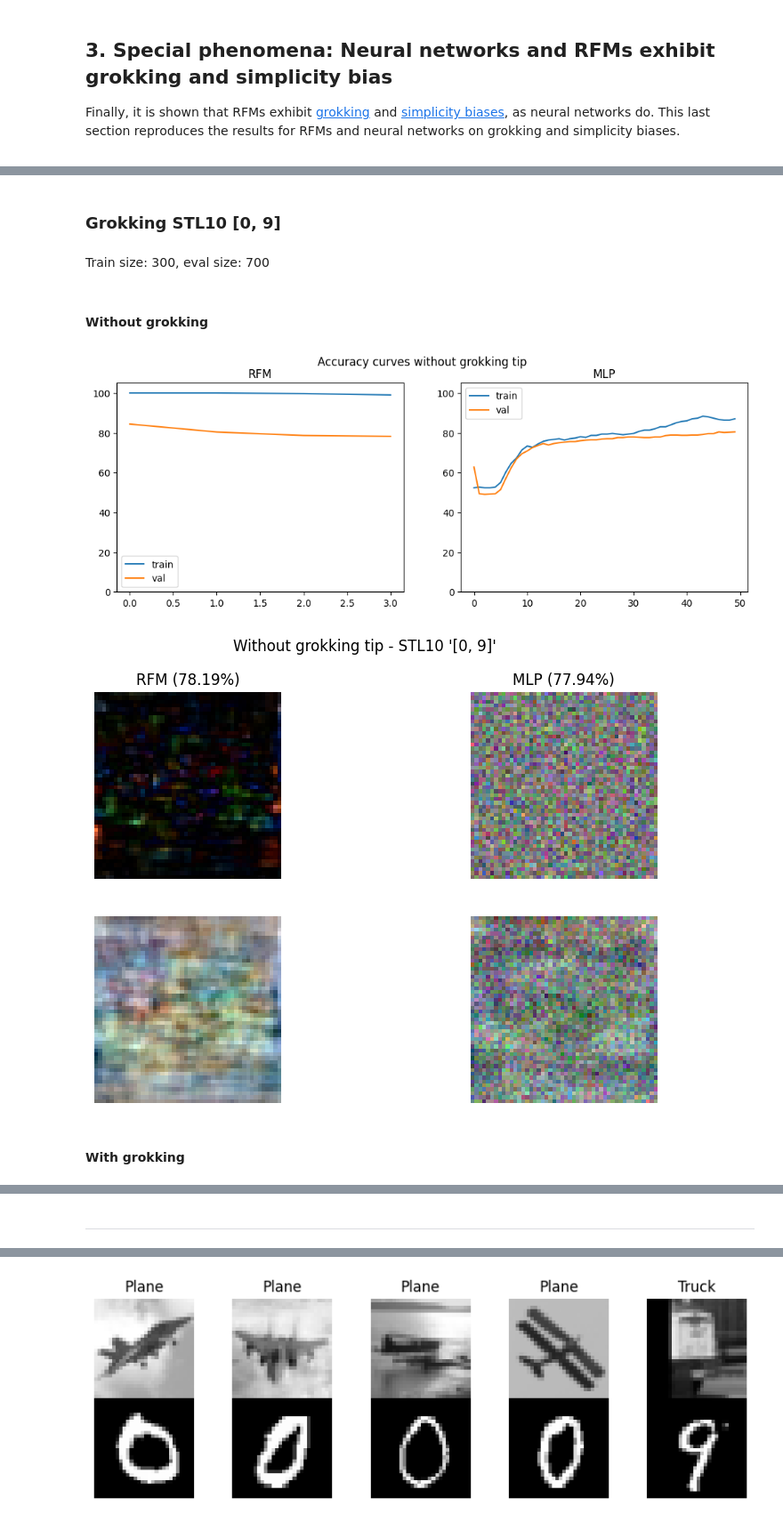
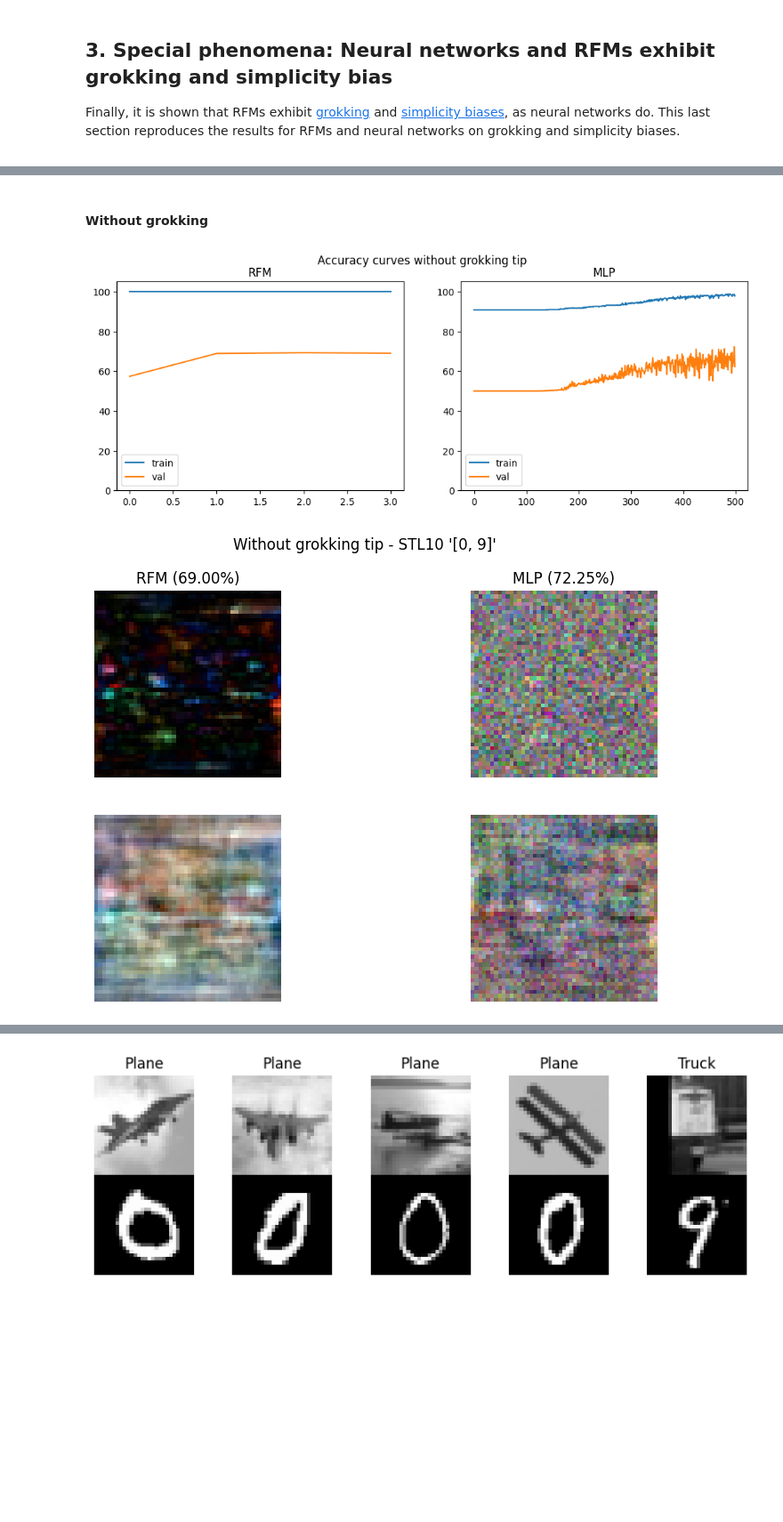
Before and after one commit to gerkone/recursive_feature_machines_praktikum, a Jupyter notebook: praktikum/reproduction.ipynb, the cells around one changed output, grey strips where cells are left out. Shown at 89% size. Drawn from its saved outputs; the diff is of its cells as text; code cells hidden in the pictures; blank space fills up the shorter version.

```diff
--- a/praktikum/reproduction.ipynb
+++ b/praktikum/reproduction.ipynb
@@ -157,6 +157,7 @@ N_SAMPLES_TABULAR = 10000
 
 TABULAR_DATASETS = [
     "electricity",
+    "telescope",
     "miniboone",
     "higgs",
     "jannis",
@@ -164,8 +165,13 @@ TABULAR_DATASETS = [
 ]
 
 table_dataset_dict = get_tabular_datasets(
-    TABULAR_DATASETS, num_samples=N_SAMPLES_TABULAR
+    TABULAR_DATASETS, max_samples=N_SAMPLES_TABULAR
 )
+
+table_dataset_dict["electricity 10K"] = table_dataset_dict["electricity"]
+del table_dataset_dict["electricity"]
+electricity_full = get_tabular_datasets(["electricity"])["electricity"]
+table_dataset_dict["electricity Full"] = electricity_full
 # %%
 result_dict = {}
 
@@ -315,87 +357,30 @@ plt.show()
 # %%
-display(Markdown(f"### Grokking STL10 __{GROKKING_STL10_TARGETS}__"))
-
-display(
-    Markdown(f"Train size: {len(stl10_trainset)}, " f"eval size: {len(stl10_valset)}")
-)
-
 trainloader = torch.utils.data.DataLoader(
-    stl10_trainset, batch_size=1024, shuffle=True, num_workers=2
-)
-valloader = torch.utils.data.DataLoader(
-    stl10_valset, batch_size=100, shuffle=False, num_workers=1
+    stl10_trainset, batch_size=124, shuffle=True, num_workers=2
 )
 testloader = torch.utils.data.DataLoader(
     stl10_testset, batch_size=512, shuffle=False, num_workers=1
 )
 
 display(Markdown("#### Without grokking"))
 
-M_rfm, mse_rfm, acc_rfm, accs_rfm = rfm.train(trainloader, testloader, iters=4, L=200)
+M_rfm, mse_rfm, acc_rfm, accs_rfm = rfm.train(trainloader, testloader, iters=4, reg=1e-3)
 mlp, mse_mlp, acc_mlp, accs_mlp = nn.train(
-    trainloader, valloader, testloader, num_epochs=500, lr=1e-2
+    trainloader, testloader, testloader, width=128, num_epochs=500, lr=1e-2, grok_init=False
 )
 
 visualize_curves_dict(
     {"RFM": accs_rfm, "MLP": accs_mlp}, title="Accuracy curves without grokking tip"
 )
-
-_, fig = visualize_M_dict(
+visualize_M_dict(
     {"RFM": (acc_rfm, M_rfm), "MLP": (acc_mlp, mlp.M)},
     title=f"Without grokking tip - STL10 '{GROKKING_STL10_TARGETS}'",
 )
 
 plt.show()
 
-trainloader_grok = torch.utils.data.DataLoader(
-    stl10_trainset_grok, batch_size=1024, shuffle=True, num_workers=2
-)
-valloader_grok = torch.utils.data.DataLoader(
-    stl10_valset_grok, batch_size=100, shuffle=False, num_workers=1
-)
-
-testloader_grok = torch.utils.data.DataLoader(
-    stl10_testset_grok, batch_size=512, shuffle=False, num_workers=1
-)
-
-display(Markdown("#### With grokking"))
-M_rfm, mse_rfm, acc_rfm, accs_rfm = rfm.train(
-    trainloader_grok, testloader_grok, iters=4, L=200
-)
-mlp, mse_mlp, acc_mlp, accs_mlp, frames = nn.train(
-    trainloader_grok,
-    valloader_grok,
-    testloader_grok,
-    num_epochs=500,
-    lr=5e-3,
-    frame_freq=50,
-)
-
-visualize_curves_dict(
-    {"RFM": accs_rfm, "MLP": accs_mlp}, title="Accuracy curves with grokking tip"
-)
-
-visualize_M_dict(
-    {"RFM": (acc_rfm, M_rfm), "MLP": (acc_mlp, mlp.M)},
-    title=f"With grokking tip - STL10 '{GROKKING_STL10_TARGETS}'",
-)
-plt.show()
-
-# visualize frames as images (list of arrays)
-fig, axs = plt.subplots(2, len(frames) // 2, figsize=(len(frames), 4))
-fig.suptitle("MLP feature matrix (largest eigenvector) over time")
-for i, (it, frame) in enumerate(frames.items()):
-    axs[int(i >= axs.shape[1]), i % axs.shape[1]].imshow(frame)
-    axs[int(i >= axs.shape[1]), i % axs.shape[1]].axis("off")
-    axs[int(i >= axs.shape[1]), i % axs.shape[1]].set_title(it)
-plt.show()
-
-
 display(Markdown("---"))
 # %% [output]
-### Grokking STL10 __[0, 9]__
+#### Without grokking
-Train size: 300, eval size: 700
-#### Without grokking
-[figure, old version]
+[figure, new version]
-[figure, old version]
+[figure, new version]
-#### With grokking
@@ -405 +386,0 @@ Train size: 300, eval size: 700
----
```
Also changed, not shown: parts of 9 cells of this notebook, 6 other files.
